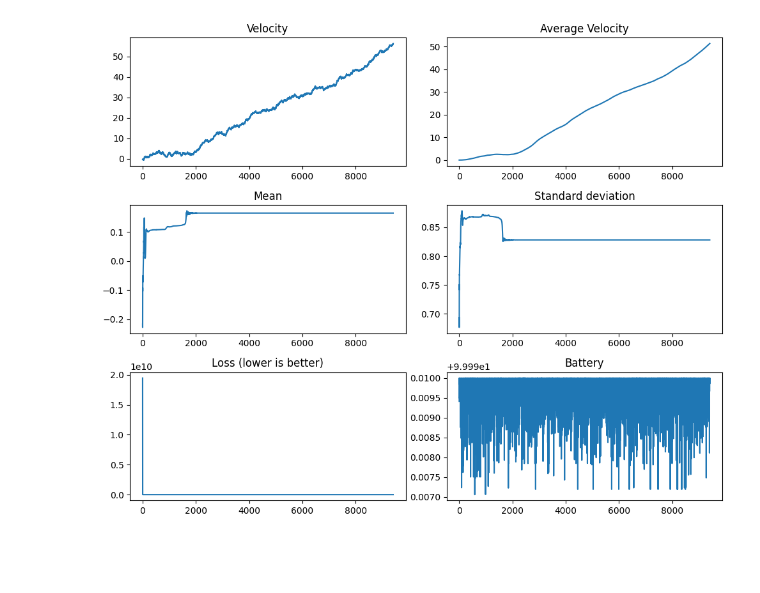
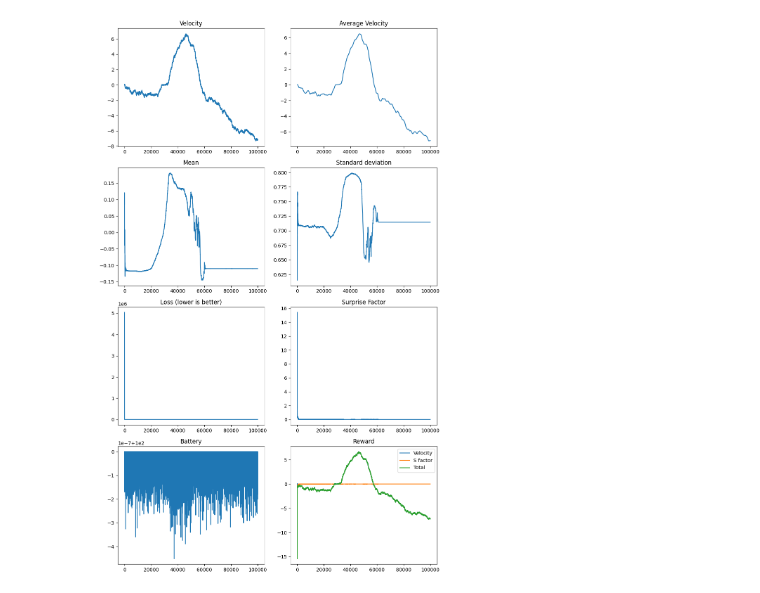
Before and after one commit to Yegor-men/Surprise-Minimization-RL, a Jupyter notebook: main.ipynb, the cells around one changed output. Saved outputs shown, nothing was run; the diff lists cells and outputs as text; code cells hidden in the pictures; blank space fills up the shorter version.

```diff
--- a/main.ipynb
+++ b/main.ipynb
@@ -20,15 +25,15 @@ class FixedSizeQueue:
         return str(list(self.queue))
 # %%
 class Creature:
-    def __init__(self):
-        self.ticks_per_second = 100
+    def __init__(self, tps):
+        self.ticks_per_second = tps
         self.time_resolution = 1 / self.ticks_per_second
         self.mass = 0.1
         self.gravity = 9.81
         self.friction_coefficient = 0.1
         self.f_friction = self.friction_coefficient * self.mass * self.gravity
         self.battery = 100
-        self.velocity_history = FixedSizeQueue(self.ticks_per_second * 10)
+        self.velocity_history = FixedSizeQueue(self.ticks_per_second * 1)
 
     def get_data(self):
         return self.battery, self.velocity_history.get_last()
@@ -38,7 +43,7 @@ class Creature:
         return ((x / 5) ** 2) * self.time_resolution
 
     def apply_force(self, force: float) -> None:
-        self.battery = min(self.battery + 1 * self.time_resolution, 100)
+        self.battery = min(self.battery + (1 * self.time_resolution), 100)
         battery_to_discharge = self.battery_discharge(abs(force))
         if battery_to_discharge <= self.battery:
             v_old = self.velocity_history.get_last()
@@ -52,7 +57,7 @@ class Creature:
             v_new = 0 if (friction_deceleration and v_new * v_old < 0) else v_new
             """ checks if v_old to v_new has made a switch from pos to neg or vice versa; if decelerating due to friction, then v_new must be 0 as stated above """
             self.velocity_history.enqueue(v_new)
-            self.battery -= battery_to_discharge
+            self.battery -= battery_to_discharge * self.time_resolution
         else:
             self.velocity_history.enqueue(0)
 # %%
@@ -129,20 +138,15 @@ from torch import nn
 class RewardFunction(nn.Module):
     def __init__(self) -> None:
         super().__init__()
-        self.a = 1
-        self.v = 1
-        self.s = 1
-        self.eps = 1e-5
 
-    def forward(self, real_latent, predicted_latent, velocity_reward, standard_deviation):
-        uncertainty_scaling = 1 / (standard_deviation * self.a + self.eps)
-        """ always positive """
+    def forward(self, real_latent, predicted_latent, velocity_reward, standard_deviation, probability):
+        euclid_dist = torch.cdist(real_latent, predicted_latent)
+        surprise_factor = -euclid_dist
+        weighted_velocity_reward = velocity_reward
 
-        euclid_dist = torch.cdist(real_latent, predicted_latent)
-        surprise_factor = euclid_dist * self.s * uncertainty_scaling
-        weighted_velocity_reward = velocity_reward * self.v
+        composite_reward = weighted_velocity_reward + surprise_factor
 
-        composite_reward = weighted_velocity_reward - surprise_factor
+        loss = torch.exp(-composite_reward)
 
-        return torch.exp(-composite_reward)
+        return loss, weighted_velocity_reward, surprise_factor, euclid_dist
 # %%
@@ -224,30 +249,39 @@ KeyboardInterrupt:
 # %%
 import matplotlib.pyplot as plt
 
-fig, axes = plt.subplots(3, 2, figsize=(10, 8))
+fig, axes = plt.subplots(4, 2, figsize=(10, 16))
 
 axes = axes.flatten()
 
 axes[0].plot(velocity_hist)
 axes[0].set_title('Velocity')
 
 axes[1].plot(avg_velocity_hist)
 axes[1].set_title('Average Velocity')
 
 axes[2].plot(model.mean_history)
 axes[2].set_title('Mean')
 
 axes[3].plot(model.std_history)
 axes[3].set_title('Standard deviation')
 
 axes[4].plot(loss_history)
 axes[4].set_title('Loss (lower is better)')
 
-axes[5].plot(battery_hist)
-axes[5].set_title('Battery')
+axes[5].plot(surprise_factor_history)
+axes[5].set_title('Surprise Factor')
+
+axes[6].plot(battery_hist)
+axes[6].set_title('Battery')
+
+axes[7].plot(v_reward_history, label="Velocity")
+axes[7].plot(s_reward_history, label="S factor")
+axes[7].plot(total_reward_history, label="Total")
+axes[7].set_title('Reward')
+axes[7].legend()
 
 plt.tight_layout()
 
 plt.show()
 # %% [output]
-[figure, old version]
+[figure, new version]
```
Also changed, not shown: parts of 4 cells of this notebook.
